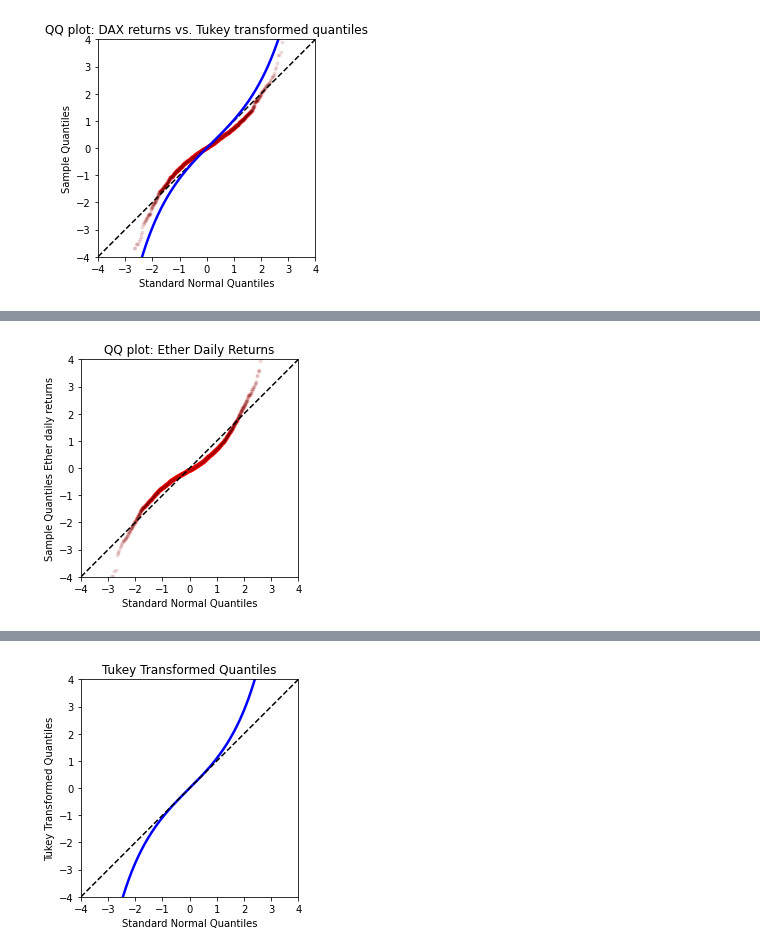
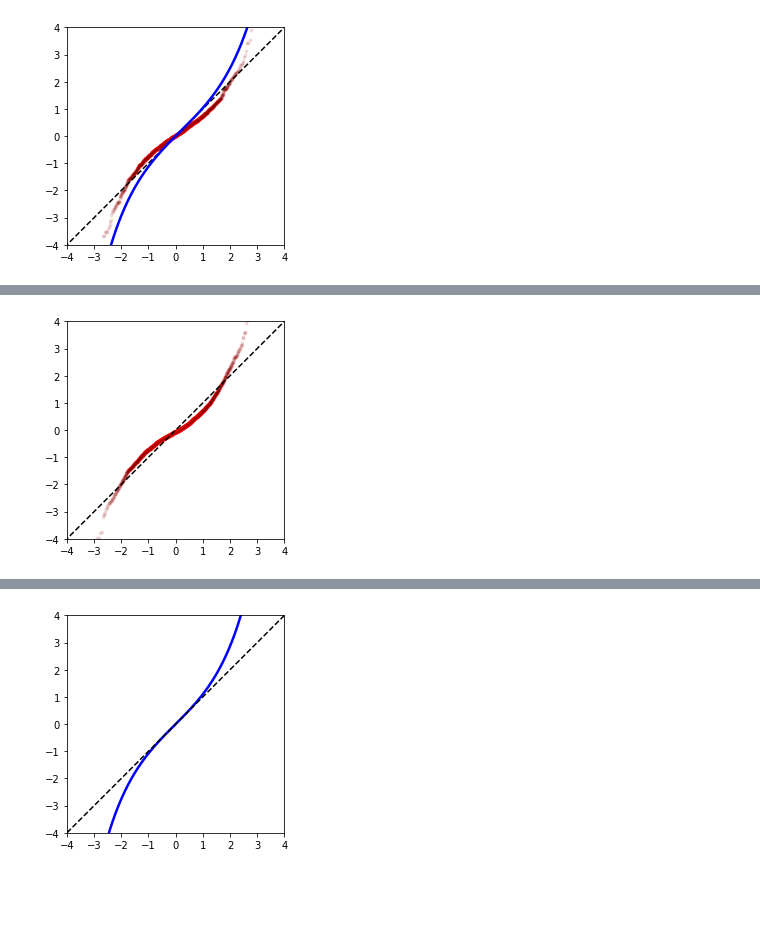
Before and after one commit to QuantLet/Tukey, a Jupyter notebook: TukeyQQ/TukeyQQ.ipynb, the cells around one changed output, grey strips where cells are left out. Saved outputs shown, nothing was run; the diff lists cells and outputs as text; code cells hidden in the pictures; blank space fills up the shorter version.

```diff
--- a/TukeyQQ/TukeyQQ.ipynb
+++ b/TukeyQQ/TukeyQQ.ipynb
@@ -39,10 +39,9 @@ plt.plot(x, T1, color = "blue", linewidth = 2.5)
 plt.ylim((-4,4))
 plt.xlim((-4,4))
 plt.xticks(range(-4, 5, 1))
+plt.xlabel("")
+plt.ylabel("")
 plt.gca().set_aspect('equal', adjustable='box')
-plt.xlabel('Standard Normal Quantiles')
-plt.ylabel('Sample Quantiles')
-plt.title('QQ plot: DAX returns vs. Tukey transformed quantiles')
 plt.savefig("dax_vs_tukey.png")
 files.download("dax_vs_tukey.png")
 plt.show()
@@ -63,43 +62,41 @@ ether_data["daily_returns"] = ether_data["Value"].pct_change(1) + 1
 ether_data.replace([np.inf, -np.inf], np.nan, inplace=True)
 ether_data.dropna(inplace = True)
 mu = np.mean(ether_data["daily_returns"])
 std = np.std(ether_data["daily_returns"])
 
 ether_data["daily_returns_s"] = (ether_data["daily_returns"] - mu) / std
 
 pp = sm.ProbPlot(ether_data["daily_returns_s"], fit=True)
 qq = pp.qqplot(marker='.', markerfacecolor='k', markeredgecolor='r', alpha=0.1)
 sm.qqline(qq.axes[0], line='45', fmt='k--')
 plt.ylim((-4,4))
 plt.xlim((-4,4))
 plt.xticks(range(-4, 5, 1))
+plt.xlabel("")
+plt.ylabel("")
 plt.gca().set_aspect('equal', adjustable='box')
-plt.xlabel('Standard Normal Quantiles')
-plt.ylabel('Sample Quantiles Ether daily returns')
-plt.title('QQ plot: Ether Daily Returns')
 plt.savefig("ether_return.png")
 files.download("ether_return.png")
 plt.show()
 
 plt.plot(x, T1, color = "blue", linewidth = 2.5)
 plt.plot(x,x, linestyle = "dashed", color = "black")
-plt.xlabel("Standard Normal Quantiles")
-plt.ylabel("Tukey Transformed Quantiles")
-plt.title("Tukey Transformed Quantiles")
 plt.ylim((-4,4))
 plt.xlim((-4,4))
 plt.xticks(range(-4, 5, 1))
+plt.xlabel("")
+plt.ylabel("")
 plt.gca().set_aspect('equal', adjustable='box')
 plt.savefig("etherestimate.png")
 files.download("etherestimate.png")
 plt.show()
 # %% [output]
 [interactive output not drawn]
 [interactive output not drawn]
-[figure, old version]
+[figure, new version]
 [interactive output not drawn]
 [interactive output not drawn]
-[figure, old version]
+[figure, new version]
 [interactive output not drawn]
 [interactive output not drawn]
-[figure, old version]
+[figure, new version]
```
